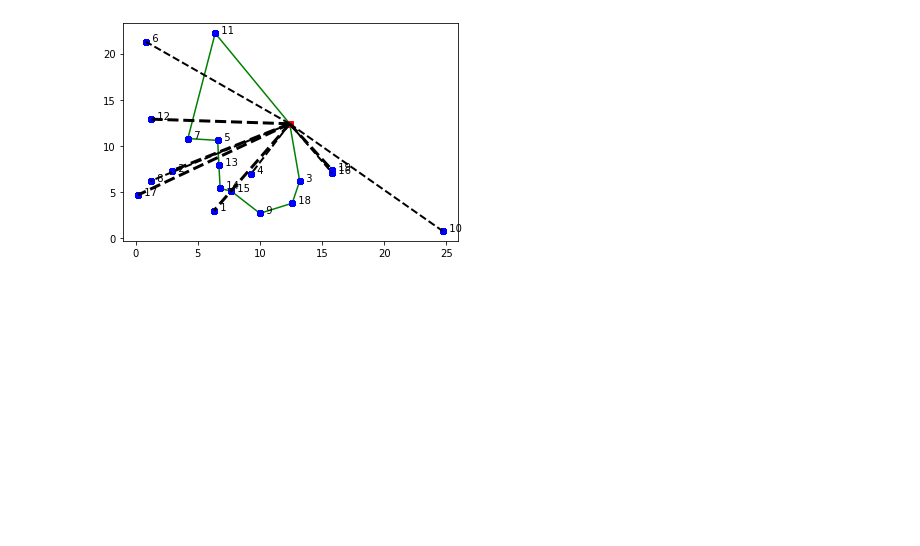
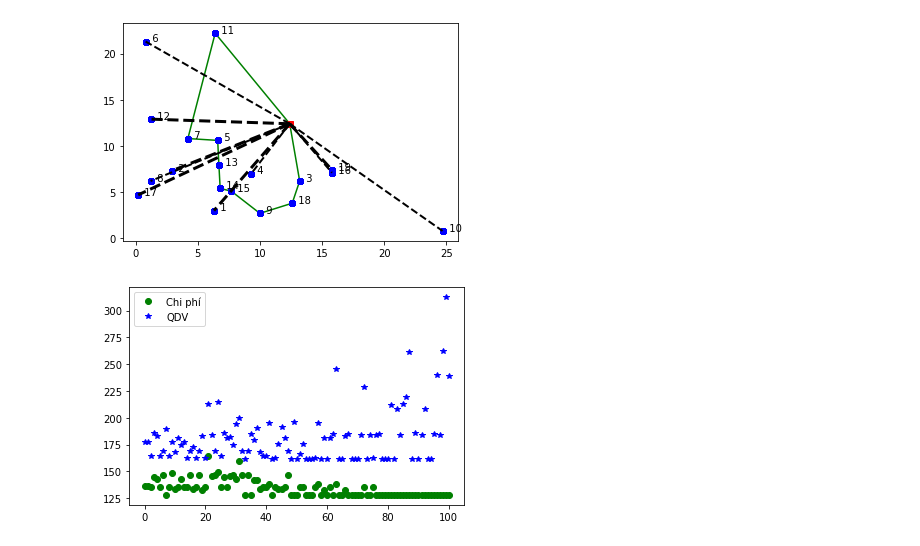
Before and after one commit to quanghuy205/new_MILP, a Jupyter notebook: new_PDSTSP.ipynb, the cells around one changed output. Drawn from its saved outputs; the diff is of its cells as text; code cells hidden in the pictures; blank space fills up the shorter version.

```diff
--- a/new_PDSTSP.ipynb
+++ b/new_PDSTSP.ipynb
@@ -382,3 +382,18 @@ for k in U:
 # %% [output]
 [(0, 11), (3, 20), (5, 13), (7, 5), (9, 18), (11, 7), (13, 14), (14, 15), (15, 9), (18, 3)]
 [figure]
+# %%
+import matplotlib.pyplot as plt
+f = open('/home/sen/new_MILP/pdsvrp_agri_milp+heuristic/result/new8k2','rt')
+lines=f.readlines()
+obj=[]
+qdv =[]
+for x in lines:
+    obj.append(float(x.split(',')[0].strip()))
+    qdv.append(float(x.split(',')[1].strip()))
+plt.plot(obj,'go', label = "Chi phí")
+plt.plot(qdv,'b*', label = "QDV")
+plt.legend(loc = 'upper left')
+plt.show()
+# %% [output]
+[figure, added]
```
Also changed, not shown: 31 other files.
